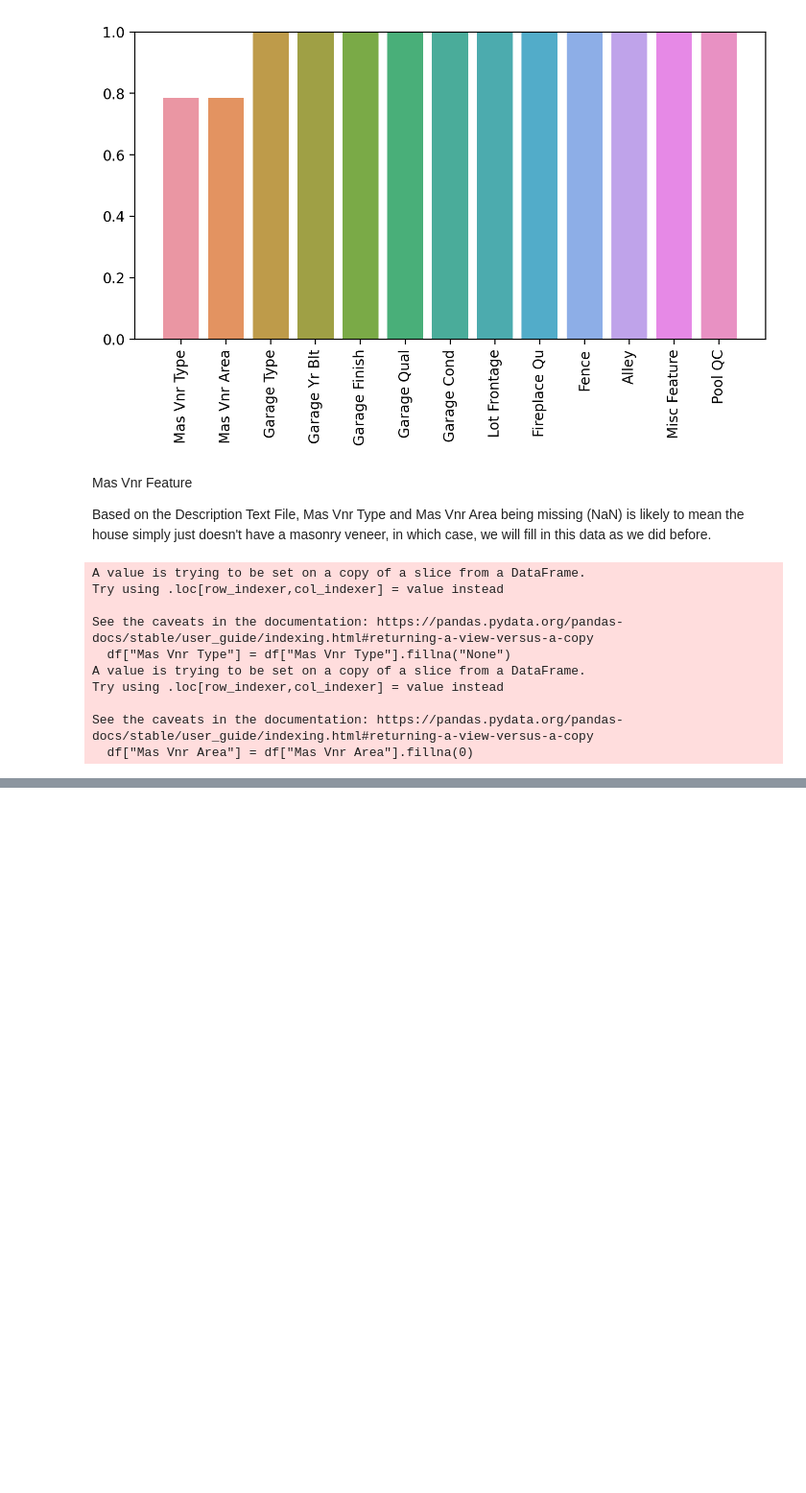
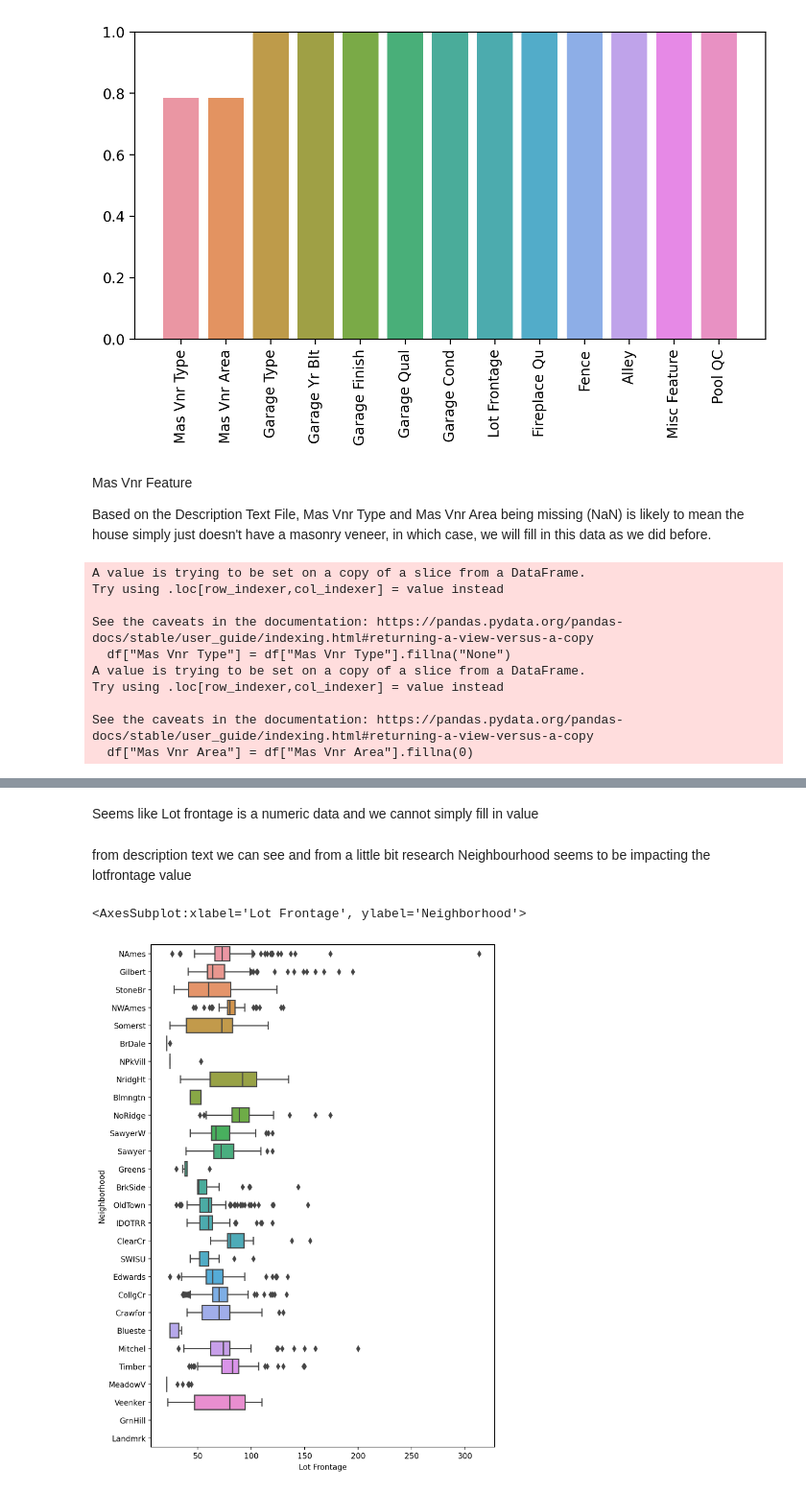
Before and after one commit to proton029/Challenges, a Jupyter notebook: Linear RegressionProject.ipynb, the cells around one changed output, grey strips where cells are left out. Shown at 96% size. Cells and saved outputs as stored; diff of their text form; code cells hidden in the pictures; blank space fills up the shorter version.

```diff
--- a/Linear RegressionProject.ipynb
+++ b/Linear RegressionProject.ipynb
@@ -363,0 +419,2 @@ plt.ylim(0,1)
+# %%
+df['Fireplace Qu']=df['Fireplace Qu'].fillna('None')#works with categorical
@@ -363,0 +446,10 @@ plt.ylim(0,1)
+# %% [markdown]
+Seems like Lot frontage is a numeric data and we cannot simply fill in value
+# %% [markdown]
+from description text we can see and from a little bit research Neighbourhood seems to be impacting the lotfrontage value
+# %%
+plt.figure(figsize=(8,12),dpi=200)
+sns.boxplot(x='Lot Frontage',y='Neighborhood',data=df,orient='h')
+# %% [output]
+<AxesSubplot:xlabel='Lot Frontage', ylabel='Neighborhood'>
+[figure, added]
```
Also changed, not shown: parts of 20 cells of this notebook.
